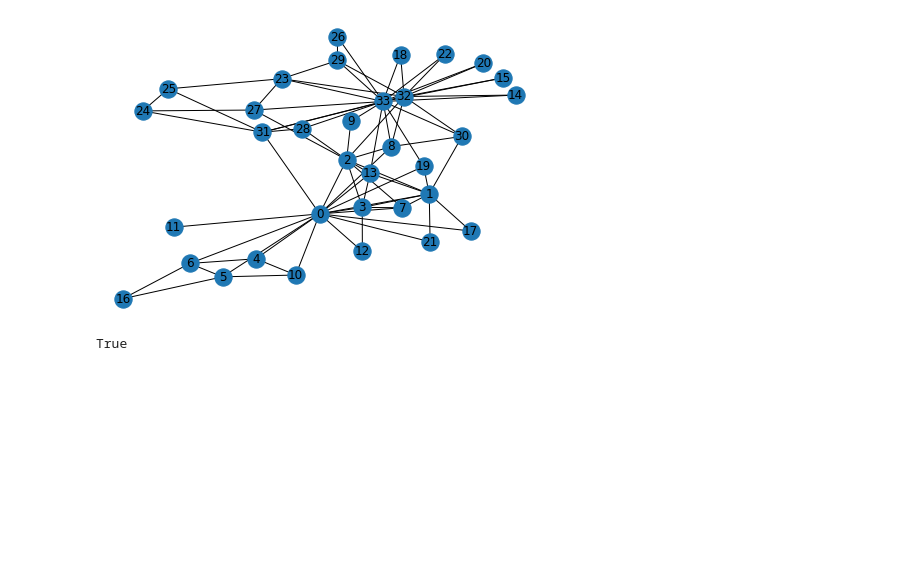
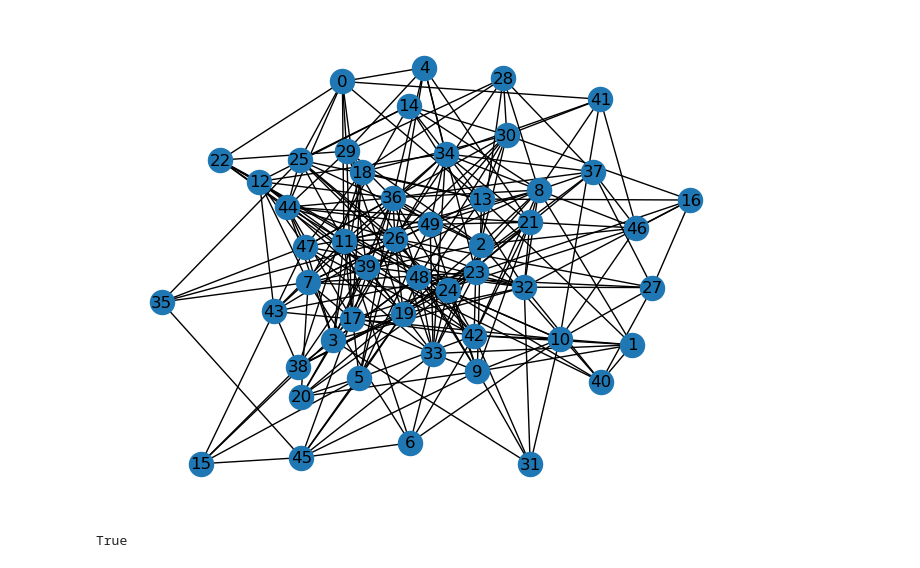
Before and after one commit to jesusossian/tukey, a Jupyter notebook: notebook/tukey_form1.ipynb, the cells around one changed output. Drawn from its saved outputs; the diff is of its cells as text; code cells hidden in the pictures; blank space fills up the shorter version.

```diff
--- a/notebook/tukey_form1.ipynb
+++ b/notebook/tukey_form1.ipynb
@@ -21,33 +21,43 @@ from itertools import combinations
 # %%
 #instance
 
-inst_="karate"
-G = nx.karate_club_graph()
-nx.draw(G,  with_labels = True)
+#inst_="karate"
+#G = nx.karate_club_graph()
 #nx.draw_networkx_labels(G,pos=nx.spring_layout(G))
 
 #inst_="sudoku"
 #G = nx.sudoku_graph(50)
 
 #inst_="random_tree"
 #G = nx.random_tree(50)
 
-#inst_="random_internet_100"
-#G = nx.random_internet_as_graph(100)
+#inst_="random_internet"
+#dim=100
+#G = nx.random_internet_as_graph(dim)
 
 # erdos_renyi_graph(n, p, seed=None, directed=False)
 #G = nx.erdos_renyi_graph(50,0.1)
 
 # barabasi_albert_graph(n, m, seed=None, initial_graph=None)
 #G = nx.barabasi_albert_graph()
 
 
 #print("Node Degree")
 #for v in G:
 #    print(f"{v:4} {G.degree(v):6}")
 #print(G)
+
+inst_="erdos"
+GI = ig.Graph.Erdos_Renyi(n=50, p=0.2, directed=False, loops=False)
+A = ig.Graph.get_edgelist(GI)
+#G = nx.DiGraph(A)
+G = nx.Graph(A)
+#G = ig.Graph.to_networkx(GI)
+#ig.plot(GI)
+
+nx.draw(G,  with_labels = True)
 # %% [output]
-[figure, old version]
+[figure, new version]
 # %%
 nx.is_connected(G)
 # %% [output]
```
Also changed, not shown: parts of 4 cells of this notebook, 12 other files.
